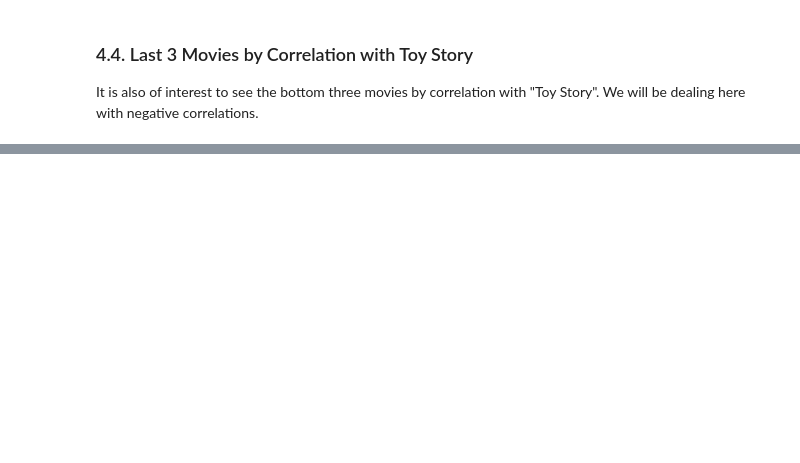
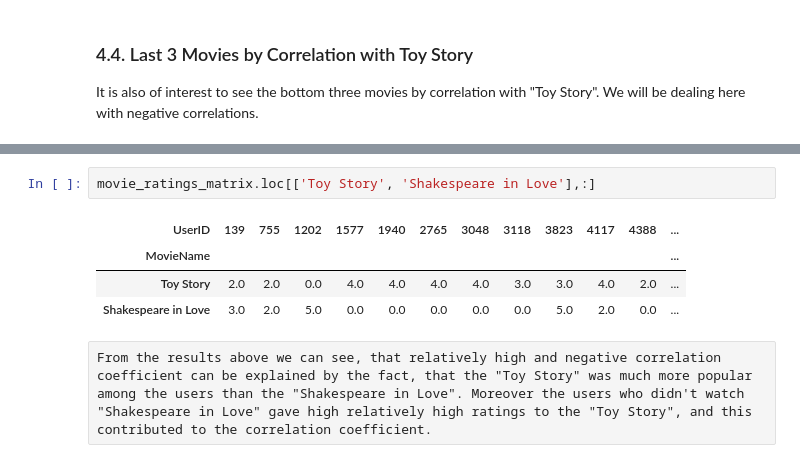
Before and after one commit to alv2017/DataAnalysis---MovieRatings, a Jupyter notebook: notebooks/MovieRatings_AssociationMetrics.ipynb, the cells around one changed output, grey strips where cells are left out. Cells and saved outputs as stored; diff of their text form; blank space fills up the shorter version.

```diff
--- a/notebooks/MovieRatings_AssociationMetrics.ipynb
+++ b/notebooks/MovieRatings_AssociationMetrics.ipynb
@@ -383,0 +461,9 @@ correlations_with_toy_story.tail(n=3)
+# %%
+movie_ratings_matrix.loc[['Toy Story', 'Shakespeare in Love'],:]
+# %% [output]
+| UserID | 139 | 755 | 1202 | 1577 | 1940 | 2765 | 3048 | 3118 | 3823 | 4117 | 4388 | ... |
+| MovieName |  |  |  |  |  |  |  |  |  |  |  | ... |
+| Toy Story | 2.0 | 2.0 | 0.0 | 4.0 | 4.0 | 4.0 | 4.0 | 3.0 | 3.0 | 4.0 | 2.0 | ... |
+| Shakespeare in Love | 3.0 | 2.0 | 5.0 | 0.0 | 0.0 | 0.0 | 0.0 | 0.0 | 5.0 | 2.0 | 0.0 | ... |
+# %% [raw]
+From the results above we can see, that relatively high and negative correlation coefficient can be explained by the fact, that the "Toy Story" was much more popular among the users than the "Shakespeare in Love". Moreover the users who didn't watch "Shakespeare in Love" gave high relatively high ratings to the "Toy Story", and this contributed to the correlation coefficient.
```
Also changed, not shown: parts of 11 cells of this notebook.
